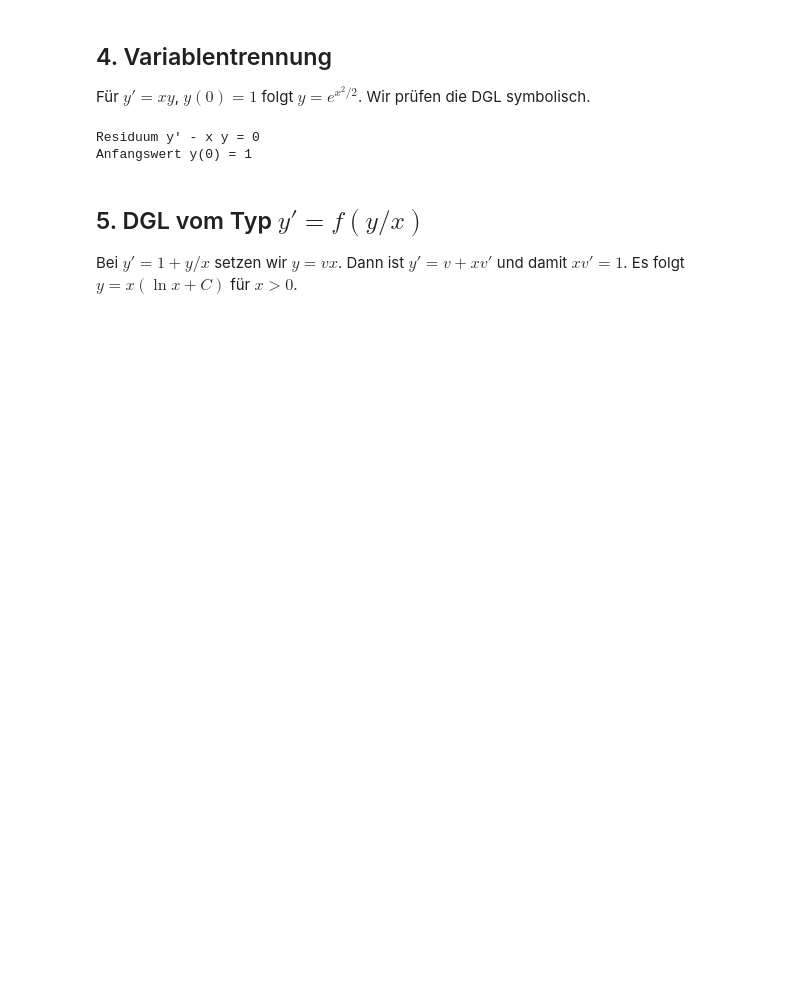
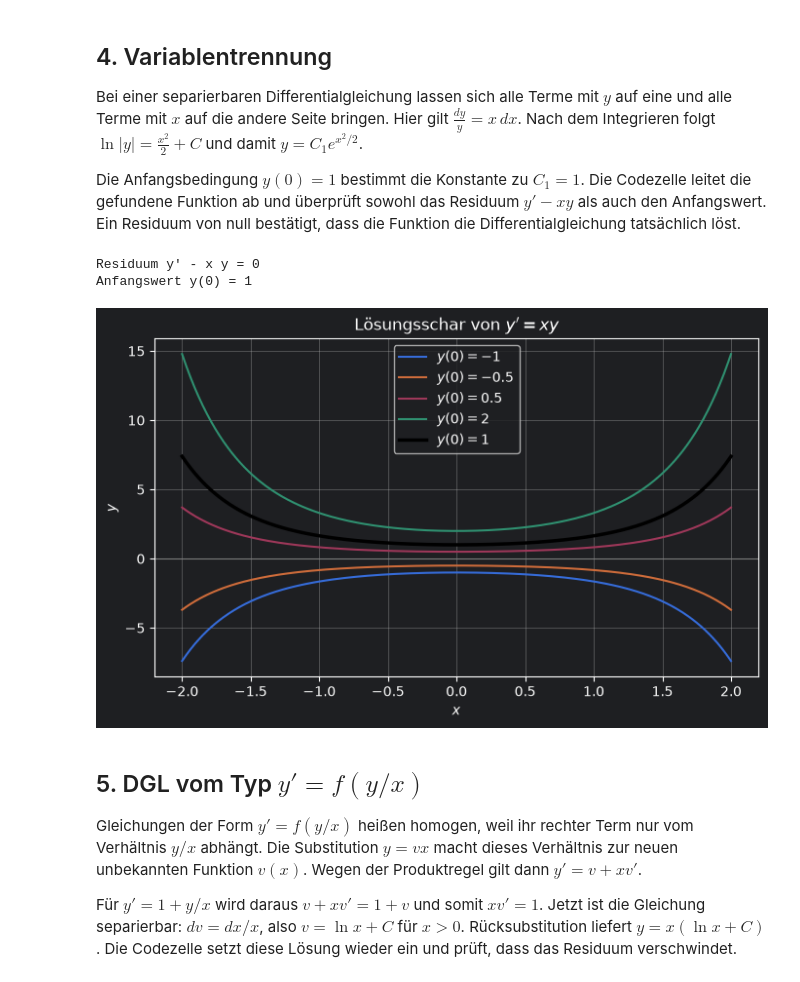
Before and after one commit to karkessler/dhbw-mathe3, a Jupyter notebook: notebooks/differentialgleichungen/01_dgl_variablentrennung_richtungsfelder.ipynb, the cells around one changed output. Cells and saved outputs as stored; diff of their text form; code cells hidden in the pictures; blank space fills up the shorter version.

```diff
--- a/notebooks/differentialgleichungen/01_dgl_variablentrennung_richtungsfelder.ipynb
+++ b/notebooks/differentialgleichungen/01_dgl_variablentrennung_richtungsfelder.ipynb
@@ -69,21 +75,37 @@ plt.xlabel('t'); plt.ylabel('T'); plt.legend(); plt.title('Schrittweite und Fehl
 # %% [markdown]
 ## 4. Variablentrennung
 
-Für $y'=xy$, $y(0)=1$ folgt $y=e^{x^2/2}$. Wir prüfen die DGL symbolisch.
+Bei einer separierbaren Differentialgleichung lassen sich alle Terme mit $y$ auf eine und alle Terme mit $x$ auf die andere Seite bringen. Hier gilt $\frac{dy}{y}=x\,dx$. Nach dem Integrieren folgt $\ln|y|=\frac{x^2}{2}+C$ und damit $y=C_1e^{x^2/2}$.
+
+Die Anfangsbedingung $y(0)=1$ bestimmt die Konstante zu $C_1=1$. Die Codezelle leitet die gefundene Funktion ab und überprüft sowohl das Residuum $y'-xy$ als auch den Anfangswert. Ein Residuum von null bestätigt, dass die Funktion die Differentialgleichung tatsächlich löst.
 # %%
 x = sp.symbols('x', real=True)
 y = sp.exp(x**2 / 2)
 residuum = sp.simplify(sp.diff(y, x) - x*y)
 print('Residuum y\' - x y =', residuum)
 print('Anfangswert y(0) =', y.subs(x, 0))
 assert residuum == 0 and y.subs(x, 0) == 1
+
+x_values = np.linspace(-2, 2, 400)
+for initial in (-1.0, -0.5, 0.5, 2.0):
+    plt.plot(x_values, initial * np.exp(x_values**2 / 2),
+             label=f'$y(0)={initial:g}$')
+plt.plot(x_values, np.exp(x_values**2 / 2), color='black', linewidth=2.5,
+         label='$y(0)=1$')
+plt.axhline(0, color='gray', linewidth=0.8)
+plt.xlabel('$x$'); plt.ylabel('$y$')
+plt.title("Lösungsschar von $y'=xy$")
+plt.legend(); plt.show()
 # %% [output]
 Residuum y' - x y = 0
 Anfangswert y(0) = 1
+[figure, added]
 # %% [markdown]
 ## 5. DGL vom Typ $y'=f(y/x)$
 
-Bei $y'=1+y/x$ setzen wir $y=vx$. Dann ist $y'=v+xv'$ und damit $xv'=1$. Es folgt $y=x(\ln x+C)$ für $x>0$.
+Gleichungen der Form $y'=f(y/x)$ heißen homogen, weil ihr rechter Term nur vom Verhältnis $y/x$ abhängt. Die Substitution $y=vx$ macht dieses Verhältnis zur neuen unbekannten Funktion $v(x)$. Wegen der Produktregel gilt dann $y'=v+xv'$.
+
+Für $y'=1+y/x$ wird daraus $v+xv'=1+v$ und somit $xv'=1$. Jetzt ist die Gleichung separierbar: $dv=dx/x$, also $v=\ln x+C$ für $x>0$. Rücksubstitution liefert $y=x(\ln x+C)$. Die Codezelle setzt diese Lösung wieder ein und prüft, dass das Residuum verschwindet.
 # %%
 C = sp.symbols('C')
 y_hom = x * (sp.log(x) + C)
```
Also changed, not shown: parts of 8 cells of this notebook, 5 other files.
